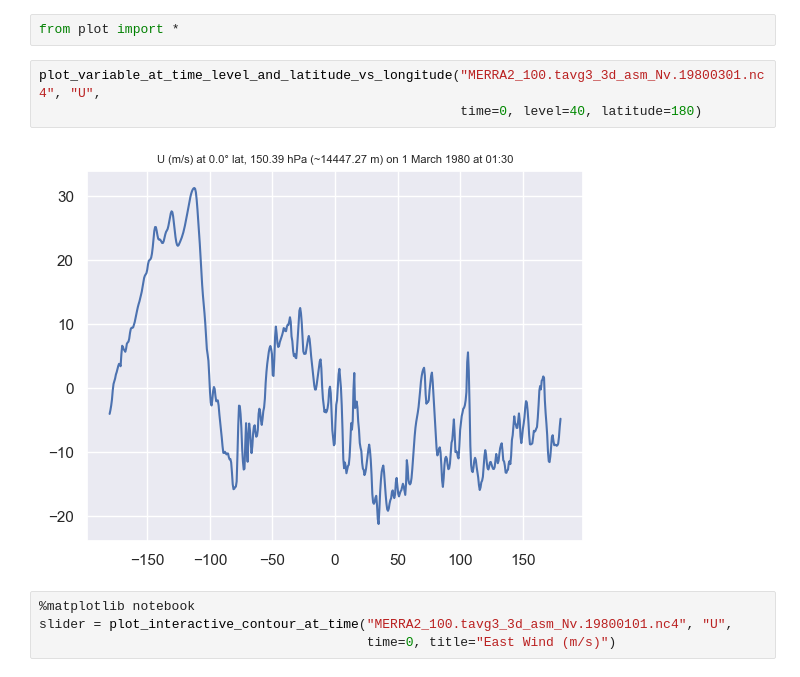
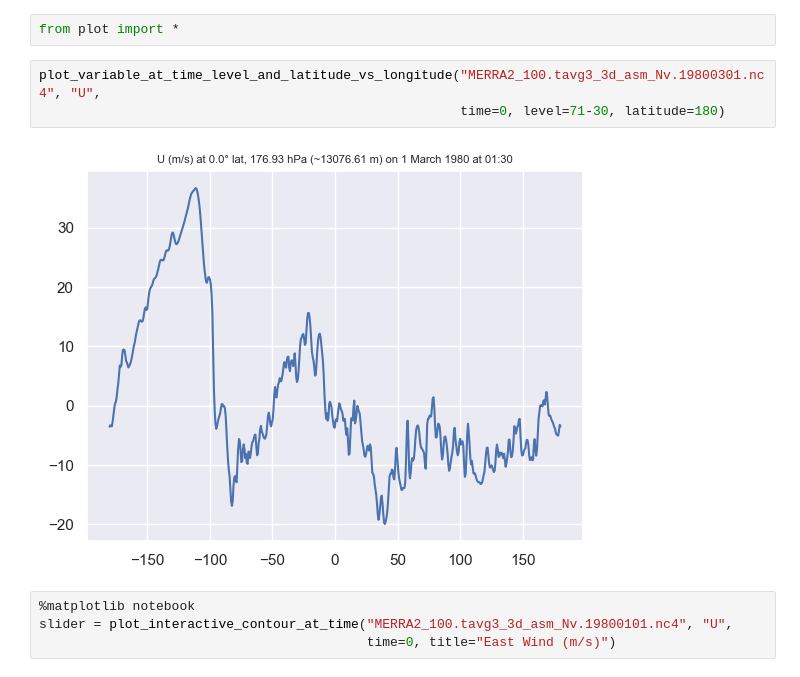
Before and after one commit to BhavyeMathur/wind-prediction-merra2, a Jupyter notebook: wind-prediction/WindGraphs - Core.ipynb, the cells around one changed output. Saved outputs shown, nothing was run; the diff lists cells and outputs as text.

```diff
--- a/wind-prediction/WindGraphs - Core.ipynb
+++ b/wind-prediction/WindGraphs - Core.ipynb
@@ -2,9 +2,9 @@
 from plot import *
 # %%
 plot_variable_at_time_level_and_latitude_vs_longitude("MERRA2_100.tavg3_3d_asm_Nv.19800301.nc4", "U",
-                                                      time=0, level=40, latitude=180)
+                                                      time=0, level=71-30, latitude=180)
 # %% [output]
-[figure, old version]
+[figure, new version]
 # %%
 %matplotlib notebook
 slider = plot_interactive_contour_at_time("MERRA2_100.tavg3_3d_asm_Nv.19800101.nc4", "U",
```
Also changed, not shown: 3 other files.
